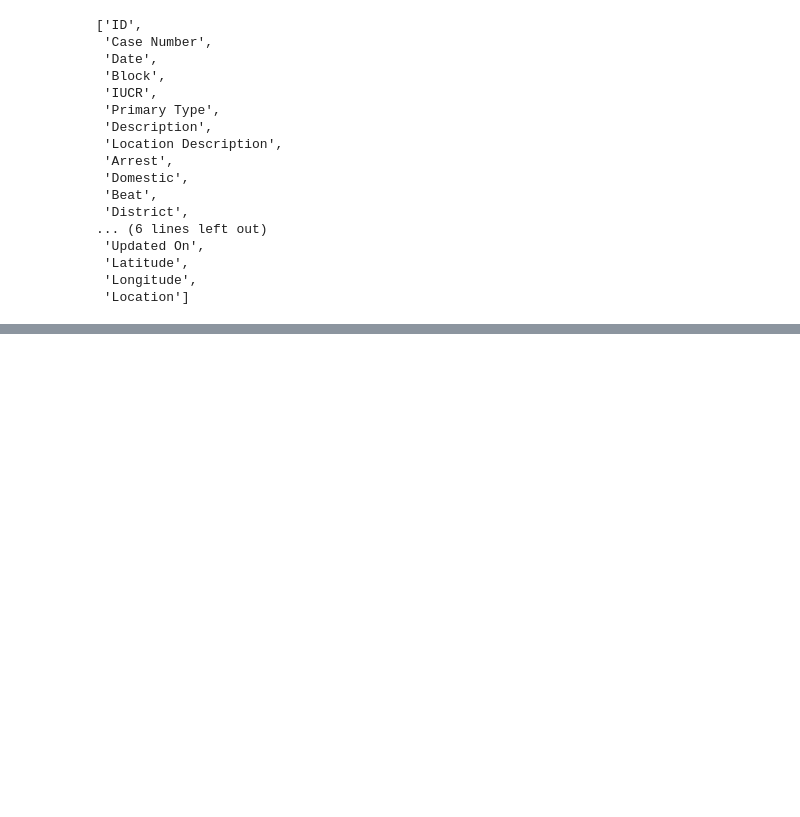
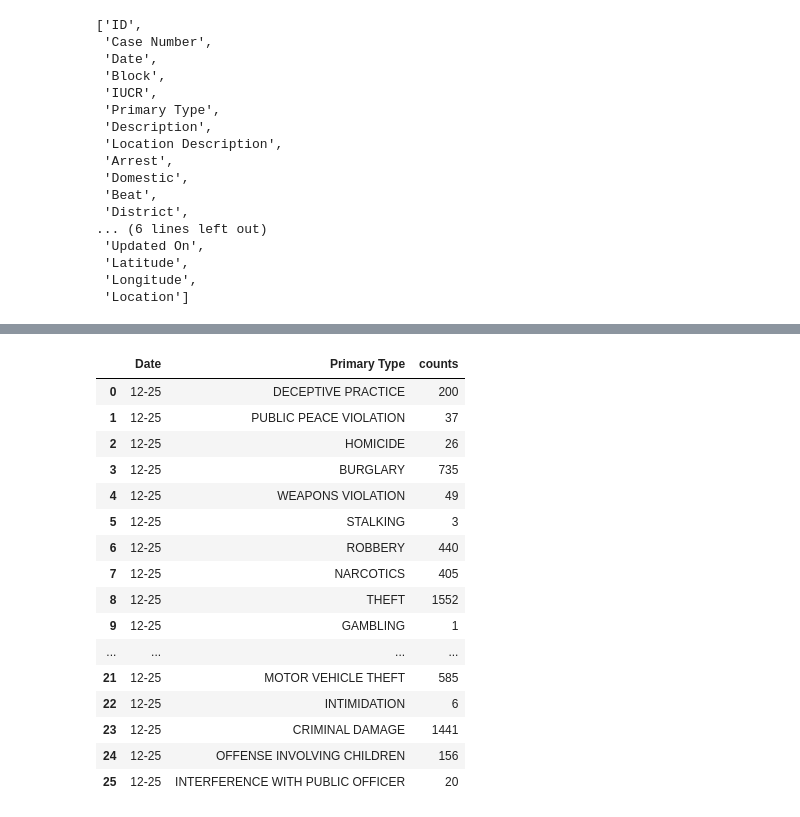
Before and after one commit to ohbriansung/big_data_project_3, a Jupyter notebook: The_Answers_Wow/crime_since_2001_chicago.ipynb, the cells around one changed output, grey strips where cells are left out. Drawn from its saved outputs; the diff is of its cells as text; code cells hidden in the pictures; blank space fills up the shorter version.

```diff
--- a/The_Answers_Wow/crime_since_2001_chicago.ipynb
+++ b/The_Answers_Wow/crime_since_2001_chicago.ipynb
@@ -115,0 +352,20 @@ most.show()
+# %%
+temp_pd
+# %% [output]
+|  | Date | Primary Type | counts |
+| 0 | 12-25 | DECEPTIVE PRACTICE | 200 |
+| 1 | 12-25 | PUBLIC PEACE VIOLATION | 37 |
+| 2 | 12-25 | HOMICIDE | 26 |
+| 3 | 12-25 | BURGLARY | 735 |
+| 4 | 12-25 | WEAPONS VIOLATION | 49 |
+| 5 | 12-25 | STALKING | 3 |
+| 6 | 12-25 | ROBBERY | 440 |
+| 7 | 12-25 | NARCOTICS | 405 |
+| 8 | 12-25 | THEFT | 1552 |
+| 9 | 12-25 | GAMBLING | 1 |
+| ... | ... | ... | ... |
+| 21 | 12-25 | MOTOR VEHICLE THEFT | 585 |
+| 22 | 12-25 | INTIMIDATION | 6 |
+| 23 | 12-25 | CRIMINAL DAMAGE | 1441 |
+| 24 | 12-25 | OFFENSE INVOLVING CHILDREN | 156 |
+| 25 | 12-25 | INTERFERENCE WITH PUBLIC OFFICER | 20 |
```
Also changed, not shown: parts of 21 cells of this notebook, 1 other file.
